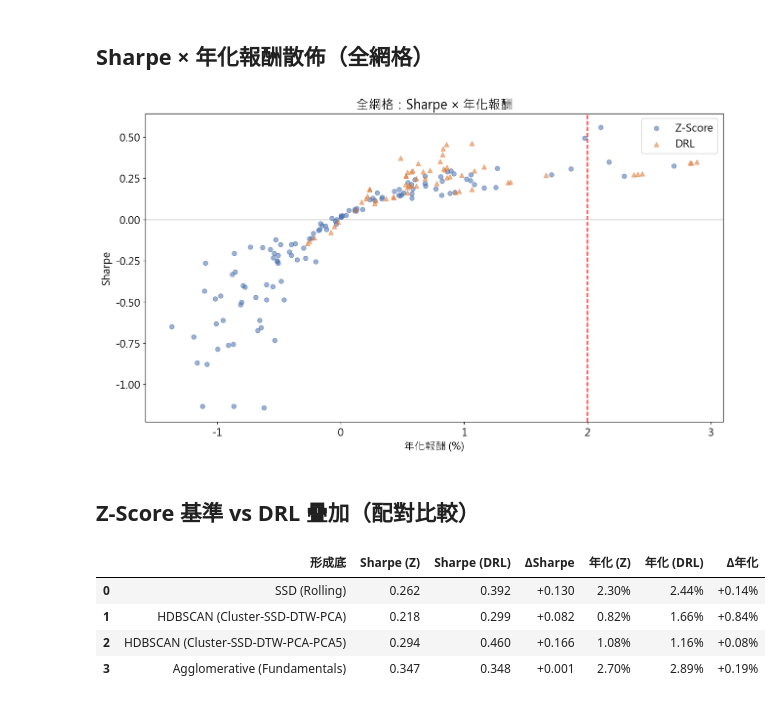
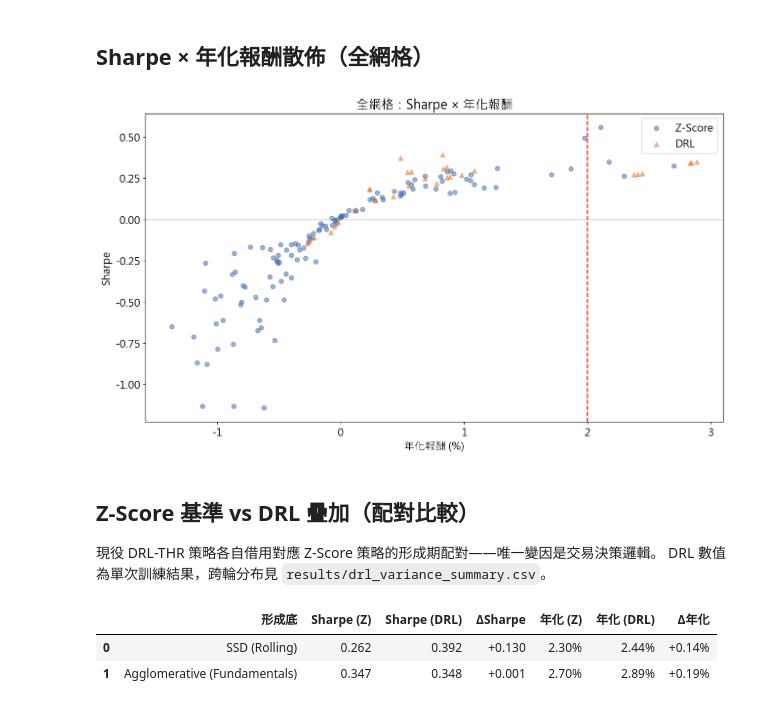
Before and after one commit to LerajieAsta/pairtrade_trainingproject, a Jupyter notebook: notebooks/comparison.ipynb, the cells around one changed output. Cells and saved outputs as stored; diff of their text form; code cells hidden in the pictures.

```diff
--- a/notebooks/comparison.ipynb
+++ b/notebooks/comparison.ipynb
@@ -27,13 +31,35 @@ import pandas as pd
 import matplotlib.pyplot as plt
 import matplotlib
 
-# 中文字型與大字號（投影片可讀性）
 matplotlib.rcParams["font.family"] = ["Microsoft JhengHei", "DejaVu Sans"]
 matplotlib.rcParams["axes.unicode_minus"] = False
 matplotlib.rcParams.update({"font.size": 14, "figure.dpi": 110})
 
-# 由 notebooks/ 或 repo 根執行皆可
+# 現役 8 策略白名單（strategies/config.py strategies_raw_all，2026-07-06 陣容）
+ACTIVE_METHODS = [
+    "SSD (Basic)",
+    "SSD (Rolling)",
+    "DTW (Paper-Fixed)",
+    "SSD-DTW-PCA (Paper-Fixed)",
+    "SSD (Rolling-DRL-THR)",
+    "HDBSCAN (Cluster-SSD-DTW-PCA-PCA5)",
+    "Agglomerative (Fundamentals)",
+    "Agglomerative (Fundamentals-DRL-THR)",
+]
+
 db = next(p / "results" / "result.db" for p in [Path.cwd(), *Path.cwd().parents] if (p / "results" / "result.db").exists())
-df = pd.read_sql("SELECT * FROM strategy_summaries", sqlite3.connect(str(db)))
-print(f"{db} → {len(df)} 筆網格結果、{df['METHOD'].nunique()} 個策略")
+raw_df = pd.read_sql("SELECT * FROM strategy_summaries", sqlite3.connect(f"file:{db}?mode=ro", uri=True))
+
+n_archived = (~raw_df["METHOD"].isin(ACTIVE_METHODS)).sum()
+df = raw_df[raw_df["METHOD"].isin(ACTIVE_METHODS)].copy()
+
+# 防禦性去重：同一網格鍵保留最後寫入的一筆
+_grid_key = ["METHOD", "TOP N", "STOP LOSS %", "MAX SEC %", "ENTRY Z", "DYN Z NUM"]
+n_before = len(df)
+df = df.drop_duplicates(subset=_grid_key, keep="last").reset_index(drop=True)
+
+missing = sorted(set(ACTIVE_METHODS) - set(df["METHOD"].unique()))
+print(f"{db}")
+print(f"現役網格結果 {len(df)} 筆（去重移除 {n_before - len(df)} 筆）｜排除封存策略殘留 {n_archived} 筆")
+print(f"現役 {df['METHOD'].nunique()}/{len(ACTIVE_METHODS)} 策略有數據" + (f"｜缺：{missing}（回測尚未執行）" if missing else ""))
 # %% [output]
@@ -111,25 +135,28 @@ ax.axvline(2.0, color="red", ls="--", lw=1.5); ax.axhline(0, color="gray", lw=0.
 ax.set_xlabel("年化報酬 (%)"); ax.set_ylabel("Sharpe"); ax.set_title("全網格：Sharpe × 年化報酬")
 ax.legend(); plt.tight_layout(); plt.show()
 # %% [output]
-[figure, old version]
+[figure, new version]
 # %% [markdown]
 ## Z-Score 基準 vs DRL 疊加（配對比較）
+
+現役 DRL-THR 策略各自借用對應 Z-Score 策略的形成期配對——唯一變因是交易決策邏輯。
+DRL 數值為單次訓練結果，跨輪分布見 `results/drl_variance_summary.csv`。
 # %%
 pairs = [("SSD (Rolling)", "SSD (Rolling-DRL-THR)"),
-         ("HDBSCAN (Cluster-SSD-DTW-PCA)", "HDBSCAN (Cluster-SSD-DTW-PCA-DRL-THR)"),
-         ("HDBSCAN (Cluster-SSD-DTW-PCA-PCA5)", "HDBSCAN (Cluster-SSD-DTW-PCA-PCA5-DRL-THR)"),
          ("Agglomerative (Fundamentals)", "Agglomerative (Fundamentals-DRL-THR)")]
 rows = []
 for base, drl in pairs:
-    bs = df[df["METHOD"] == base]["Sharpe_Raw"].max(); ds = df[df["METHOD"] == drl]["Sharpe_Raw"].max()
-    br = df[df["METHOD"] == base]["Ann_Ret_Raw"].max(); dr = df[df["METHOD"] == drl]["Ann_Ret_Raw"].max()
-    rows.append({"形成底": base, "Sharpe (Z)": bs, "Sharpe (DRL)": ds, "ΔSharpe": ds - bs,
-                 "年化 (Z)": br, "年化 (DRL)": dr, "Δ年化": dr - br})
+    b, d_ = df[df["METHOD"] == base], df[df["METHOD"] == drl]
+    if b.empty or d_.empty:
+        continue
+    rows.append({"形成底": base,
+                 "Sharpe (Z)": b["Sharpe_Raw"].max(), "Sharpe (DRL)": d_["Sharpe_Raw"].max(),
+                 "ΔSharpe": d_["Sharpe_Raw"].max() - b["Sharpe_Raw"].max(),
+                 "年化 (Z)": b["Ann_Ret_Raw"].max(), "年化 (DRL)": d_["Ann_Ret_Raw"].max(),
+                 "Δ年化": d_["Ann_Ret_Raw"].max() - b["Ann_Ret_Raw"].max()})
 pd.DataFrame(rows).style.format({"Sharpe (Z)": "{:.3f}", "Sharpe (DRL)": "{:.3f}", "ΔSharpe": "{:+.3f}",
                                   "年化 (Z)": "{:.2%}", "年化 (DRL)": "{:.2%}", "Δ年化": "{:+.2%}"})
 # %% [output]
 |  | 形成底 | Sharpe (Z) | Sharpe (DRL) | ΔSharpe | 年化 (Z) | 年化 (DRL) | Δ年化 |
 | 0 | SSD (Rolling) | 0.262 | 0.392 | +0.130 | 2.30% | 2.44% | +0.14% |
-| 1 | HDBSCAN (Cluster-SSD-DTW-PCA) | 0.218 | 0.299 | +0.082 | 0.82% | 1.66% | +0.84% |
-| 2 | HDBSCAN (Cluster-SSD-DTW-PCA-PCA5) | 0.294 | 0.460 | +0.166 | 1.08% | 1.16% | +0.08% |
-| 3 | Agglomerative (Fundamentals) | 0.347 | 0.348 | +0.001 | 2.70% | 2.89% | +0.19% |
+| 1 | Agglomerative (Fundamentals) | 0.347 | 0.348 | +0.001 | 2.70% | 2.89% | +0.19% |
```
Also changed, not shown: parts of 14 cells of this notebook, 2 other files.
